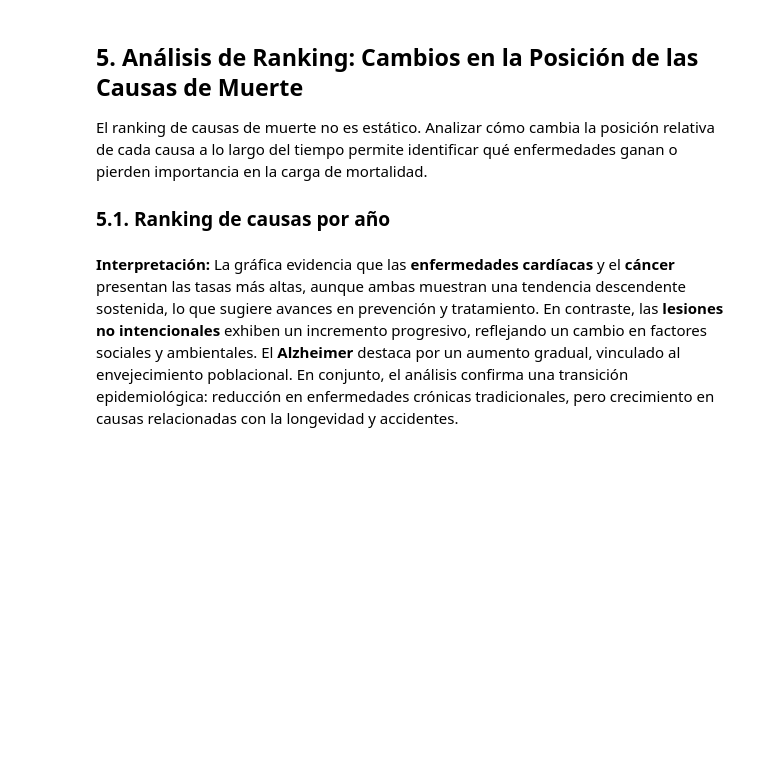
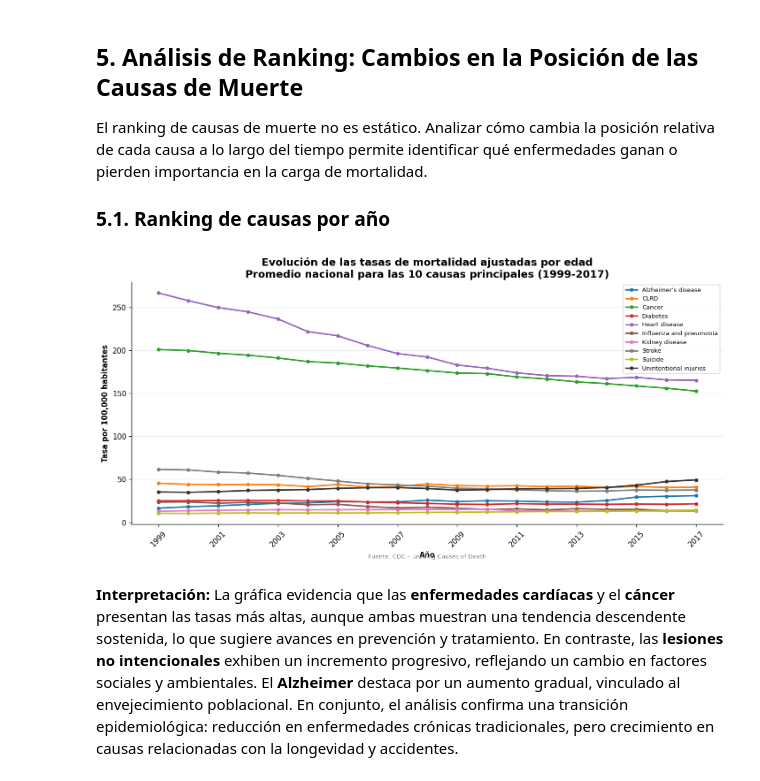
Before and after one commit to cantluis1/mortalidad-usa-analisis, a Jupyter notebook: Informe_Mortalidad_USA_v2.ipynb, the cells around one changed output. Drawn from its saved outputs; the diff is of its cells as text; code cells hidden in the pictures; blank space fills up the shorter version.

```diff
--- a/Informe_Mortalidad_USA_v2.ipynb
+++ b/Informe_Mortalidad_USA_v2.ipynb
@@ -259,35 +294,37 @@ top10_tasas = (
 )
 
 datos_tasas_nac = (
     datos[datos['causa'].isin(top10_tasas)]
-    .groupby(['anio', 'causa'], as_index=False)['tasa_ajustada']
+    .groupby(['año', 'causa'], as_index=False)['tasa_ajustada']
     .mean()
     .rename(columns={'tasa_ajustada': 'tasa_nac'})
 )
 
 # Paleta tipo Set1 + gris oscuro
 from matplotlib.cm import get_cmap
 base_colors = [plt.cm.tab10(i) for i in range(9)] + [(0.2, 0.2, 0.2, 1)]
 causas_ord = sorted(datos_tasas_nac['causa'].unique())
 color_map = dict(zip(causas_ord, base_colors[:len(causas_ord)]))
 
 fig, ax = plt.subplots(figsize=(12, 6))
 for causa, grp in datos_tasas_nac.groupby('causa'):
-    ax.plot(grp['anio'], grp['tasa_nac'], label=causa,
+    ax.plot(grp['año'], grp['tasa_nac'], label=causa,
             color=color_map[causa], linewidth=2, marker='o', markersize=4)
 
 ax.set_xticks(range(1999, 2018, 2))
 ax.tick_params(axis='x', rotation=45)
 ax.set_xlabel('Año', fontweight='bold')
 ax.set_ylabel('Tasa por 100,000 habitantes', fontweight='bold')
 ax.set_title('Evolución de las tasas de mortalidad ajustadas por edad\nPromedio nacional para las 10 causas principales (1999-2017)',
              fontsize=14, fontweight='bold')
 ax.legend(fontsize=8, loc='upper right', framealpha=0.8)
 ax.grid(axis='y', alpha=0.3)
 ax.text(0.5, -0.14, 'Fuente: CDC – Leading Causes of Death',
         transform=ax.transAxes, ha='center', fontsize=8, color='gray')
 plt.tight_layout()
 plt.show()
+# %% [output]
+[figure, added]
 # %% [markdown]
 **Interpretación:** La gráfica evidencia que las **enfermedades cardíacas** y el **cáncer** presentan las tasas más altas, aunque ambas muestran una tendencia descendente sostenida, lo que sugiere avances en prevención y tratamiento. En contraste, las **lesiones no intencionales** exhiben un incremento progresivo, reflejando un cambio en factores sociales y ambientales. El **Alzheimer** destaca por un aumento gradual, vinculado al envejecimiento poblacional. En conjunto, el análisis confirma una transición epidemiológica: reducción en enfermedades crónicas tradicionales, pero crecimiento en causas relacionadas con la longevidad y accidentes.
 # %% [markdown]
```
Also changed, not shown: parts of 20 cells of this notebook.
